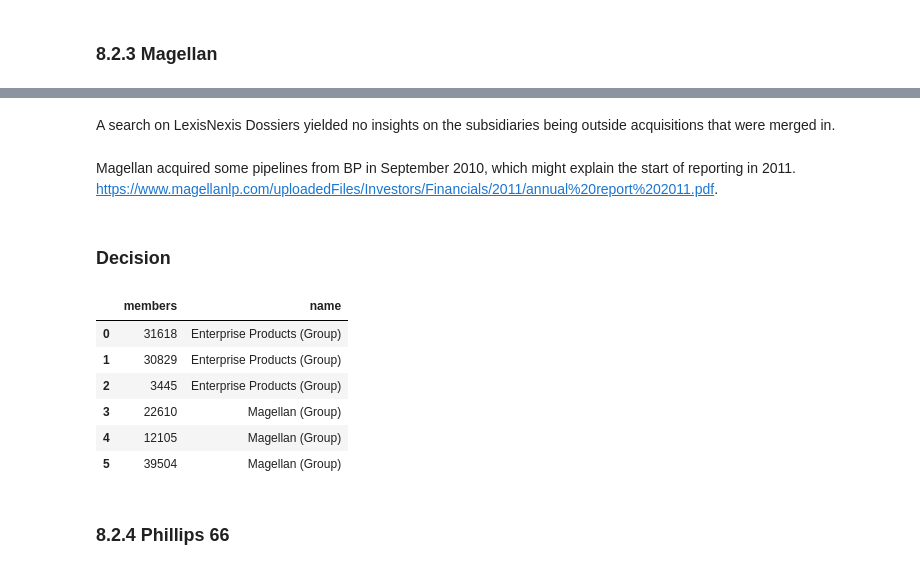
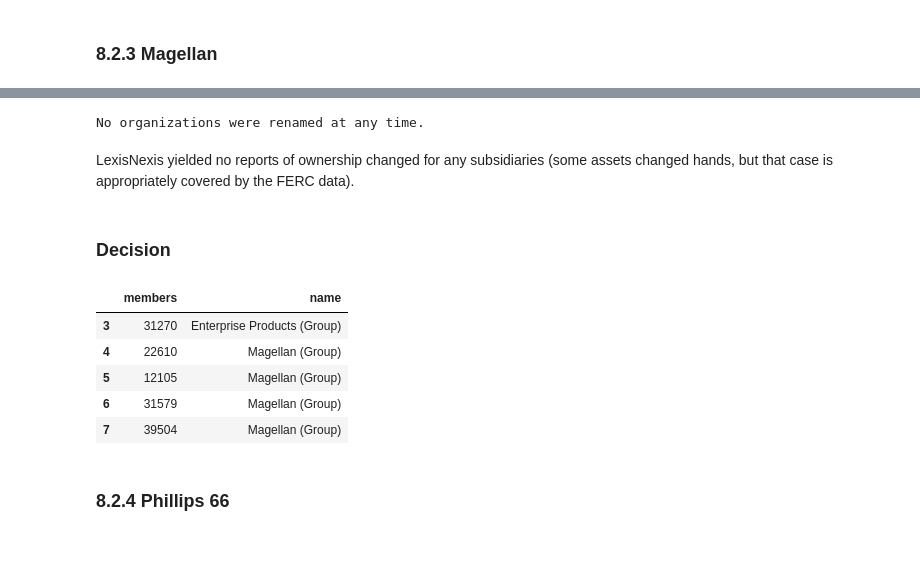
Before and after one commit to julianbarg/oil_industry, a Jupyter notebook: workbooks/8py_resolve issues.ipynb, the cells around one changed output, grey strips where cells are left out. Drawn from its saved outputs; the diff is of its cells as text; code cells hidden in the pictures.

Commit message:
Resolving issues using ownership changes in txt file.

```diff
--- a/workbooks/8py_resolve issues.ipynb
+++ b/workbooks/8py_resolve issues.ipynb
@@ -154,5 +170,5 @@ Enterprise products partners aqcuired a majority stake in Dixie Pipelines in 200
 # %%
-company_groups = add_company_group('Enterprise Products (Group)', ['31618', '30829', '3445'], company_groups)
+company_groups = add_company_group('Enterprise Products (Group)', ['31618', '3445', '30829', '31270'], company_groups)
 company_groups
 # %% [output]
 |  | members | name |
@@ -220,20 +209,21 @@ find_total_miles('39504', range(2016, 2019))
-# %% [markdown]
-A search on LexisNexis Dossiers yielded no insights on the subsidiaries being outside acquisitions that were merged in.
-# %% [markdown]
-Magellan acquired some pipelines from BP in September 2010, which might explain the start of reporting in 2011. https://www.magellanlp.com/uploadedFiles/Investors/Financials/2011/annual%20report%202011.pdf.
+# %%
+report_names(['22610', '12105', '31579', '39504'])
+# %% [output]
+No organizations were renamed at any time.
+# %% [markdown]
+LexisNexis yielded no reports of ownership changed for any subsidiaries (some assets changed hands, but that case is appropriately covered by the FERC data).
 # %% [markdown]
 ### Decision
 # %%
-company_groups = add_company_group('Magellan (Group)', ['22610', '12105', '39504'], company_groups)
-company_groups
+company_groups = add_company_group('Magellan (Group)', ['22610', '12105', '31579', '39504'], company_groups)
+company_groups.tail()
 # %% [output]
 |  | members | name |
-| 0 | 31618 | Enterprise Products (Group) |
-| 1 | 30829 | Enterprise Products (Group) |
-| 2 | 3445 | Enterprise Products (Group) |
-| 3 | 22610 | Magellan (Group) |
-| 4 | 12105 | Magellan (Group) |
-| 5 | 39504 | Magellan (Group) |
+| 3 | 31270 | Enterprise Products (Group) |
+| 4 | 22610 | Magellan (Group) |
+| 5 | 12105 | Magellan (Group) |
+| 6 | 31579 | Magellan (Group) |
+| 7 | 39504 | Magellan (Group) |
 # %% [markdown]
 ### 8.2.4 Phillips 66
 # %%
```
Also changed, not shown: parts of 297 cells of this notebook, 4 other files.
